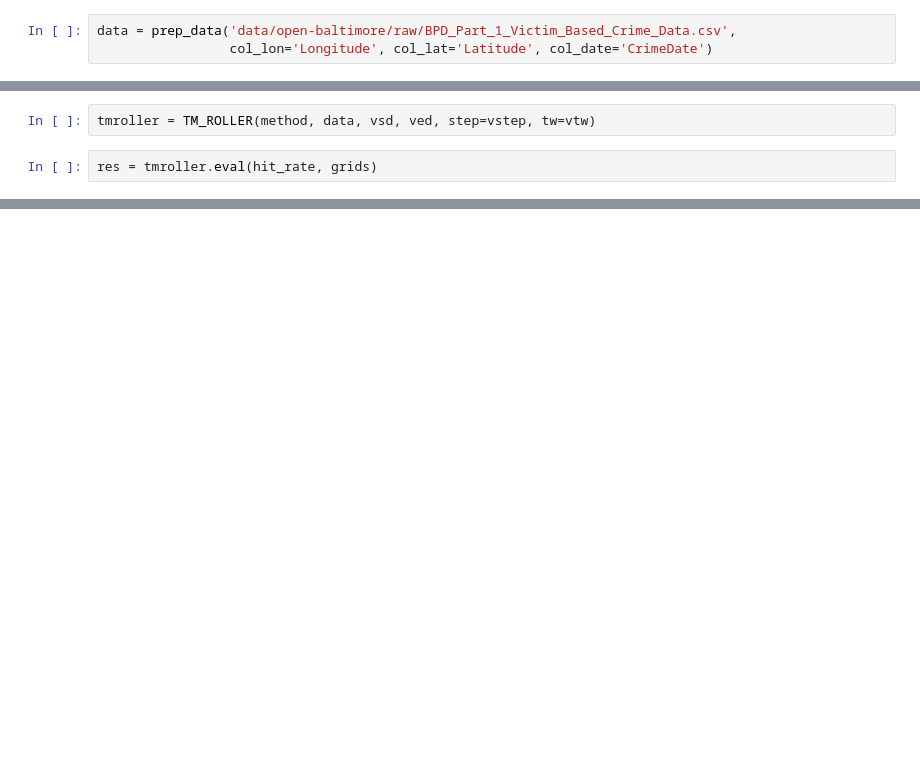
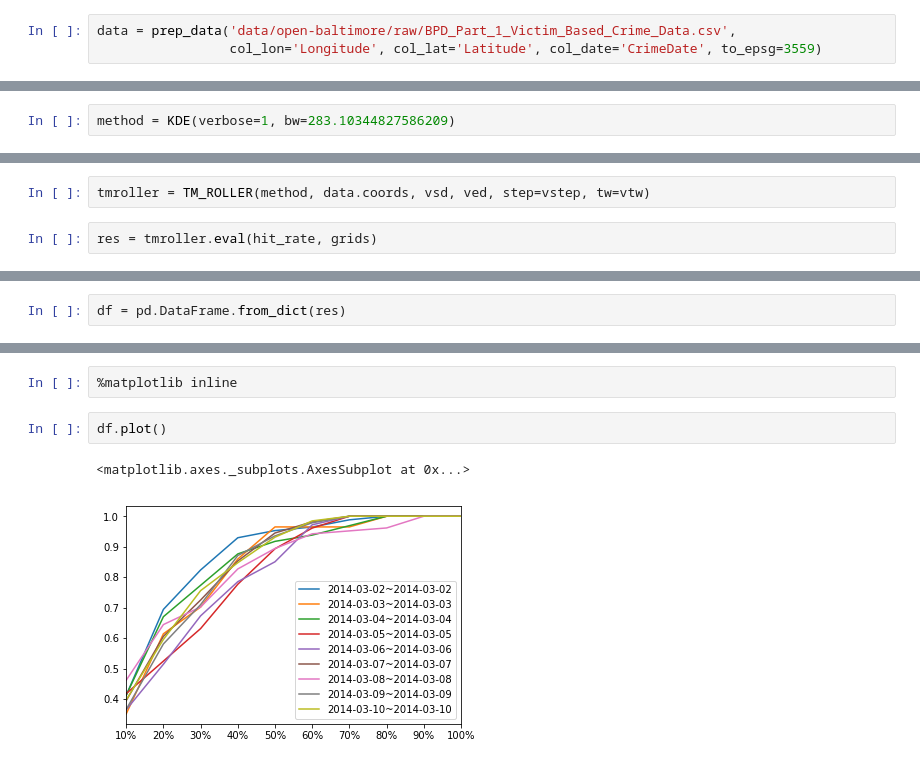
Before and after one commit to JHWu92/public-safety-baltimore, a Jupyter notebook: tm roller.ipynb, the cells around one changed output, grey strips where cells are left out. Drawn from its saved outputs; the diff is of its cells as text; blank space fills up the shorter version.

```diff
--- a/tm roller.ipynb
+++ b/tm roller.ipynb
@@ -6,5 +15,5 @@ from src.eval_metric import hit_rate
 # %%
 data = prep_data('data/open-baltimore/raw/BPD_Part_1_Victim_Based_Crime_Data.csv',
-                 col_lon='Longitude', col_lat='Latitude', col_date='CrimeDate')
+                 col_lon='Longitude', col_lat='Latitude', col_date='CrimeDate', to_epsg=3559)
 # %%
 tune_sd = '2013-01-01'
@@ -23,0 +31,2 @@ method = KDE()
+# %%
+method = KDE(verbose=1, bw=283.10344827586209)
@@ -26,4 +39,4 @@ method.tune(data.loc[tune_sd:tune_ed].coords)
 # %%
-tmroller = TM_ROLLER(method, data, vsd, ved, step=vstep, tw=vtw)
+tmroller = TM_ROLLER(method, data.coords, vsd, ved, step=vstep, tw=vtw)
 # %%
 res = tmroller.eval(hit_rate, grids)
@@ -29,0 +45,2 @@ res = tmroller.eval(hit_rate, grids)
+# %%
+df = pd.DataFrame.from_dict(res)
@@ -29,0 +61,7 @@ res = tmroller.eval(hit_rate, grids)
+# %%
+%matplotlib inline
+# %%
+df.plot()
+# %% [output]
+<matplotlib.axes._subplots.AxesSubplot at 0x...>
+[figure, added]
```
Also changed, not shown: parts of 9 cells of this notebook.
